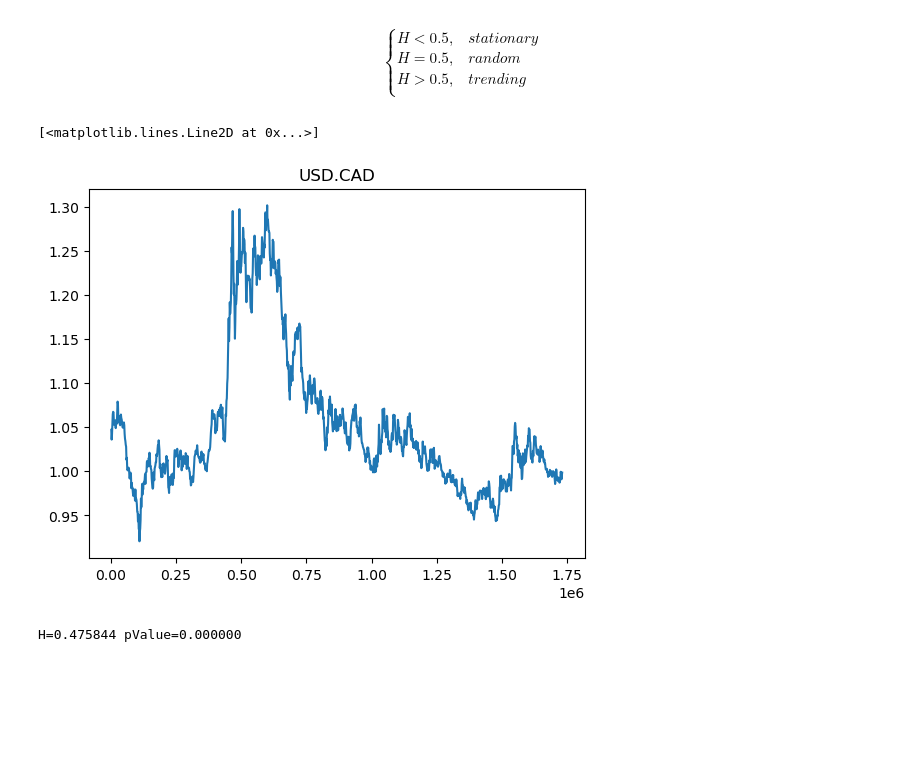
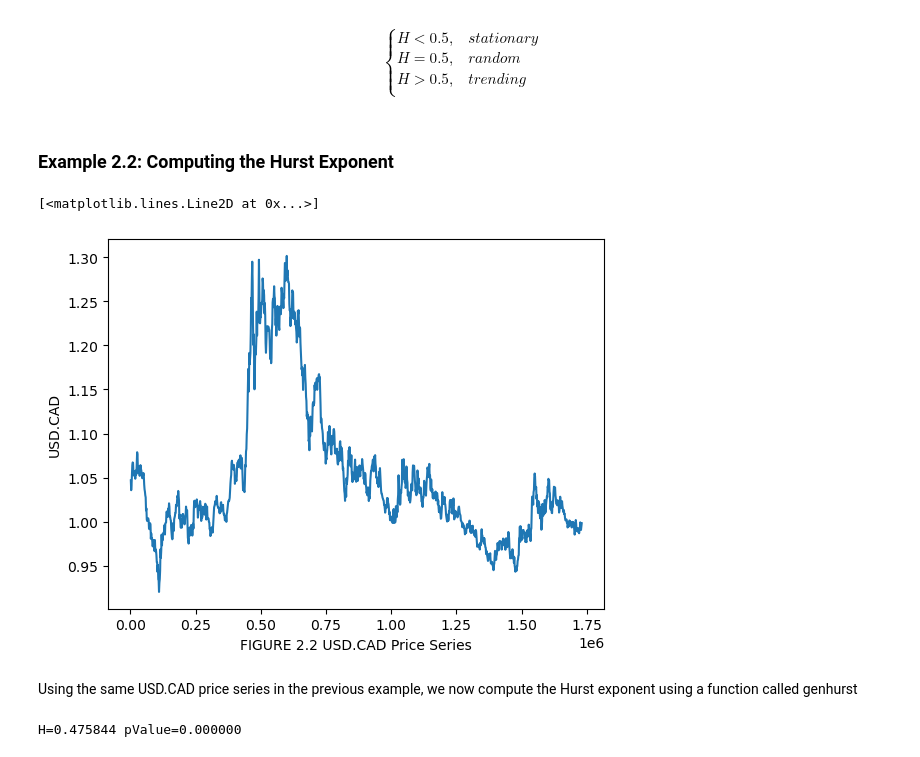
Before and after one commit to usunyu/quant-for-manna, a Jupyter notebook: Algorithmic Trading - Winning Strategies and Their Rationale/Example2_2_Computing_the_Hurst_Exponent.ipynb, the cells around one changed output. Cells and saved outputs as stored; diff of their text form; code cells hidden in the pictures; blank space fills up the shorter version.

```diff
--- a/Algorithmic Trading - Winning Strategies and Their Rationale/Example2_2_Computing_the_Hurst_Exponent.ipynb
+++ b/Algorithmic Trading - Winning Strategies and Their Rationale/Example2_2_Computing_the_Hurst_Exponent.ipynb
@@ -30,21 +30,26 @@ H = 0.5, \;\;\; random \\
 H > 0.5, \;\;\; trending \\
 \end{cases}
 $$
+# %% [markdown]
+### Example 2.2: Computing the Hurst Exponent
 # %%
 import numpy as np
 import pandas as pd
 import statsmodels.api as sm
 import matplotlib.pyplot as plt
 
 df=pd.read_csv('inputData_USDCAD.csv')
 
 y=df.loc[df['Time']==1659, 'Close']
 
-plt.title("USD.CAD")
+plt.xlabel("FIGURE 2.2 USD.CAD Price Series")
+plt.ylabel("USD.CAD")
 plt.plot(y)
 # %% [output]
 [<matplotlib.lines.Line2D at 0x...>]
-[figure, old version]
+[figure, new version]
+# %% [markdown]
+Using the same USD.CAD price series in the previous example, we now compute the Hurst exponent using a function called genhurst
 # %%
 def genhurst(z):
 # =============================================================================
```
Also changed, not shown: parts of 3 cells of this notebook, 2 other files.
